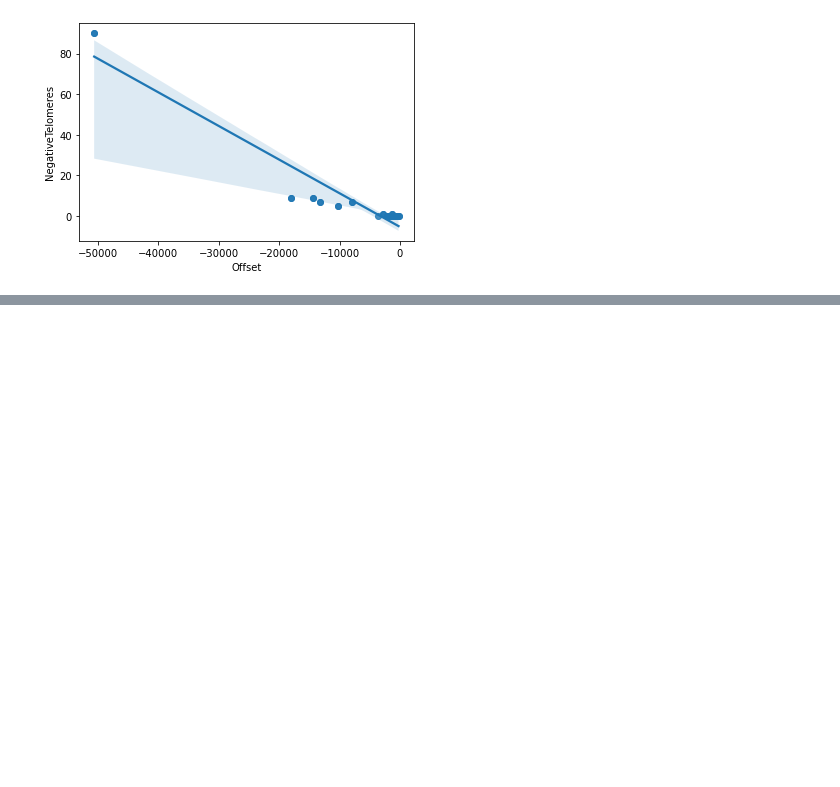
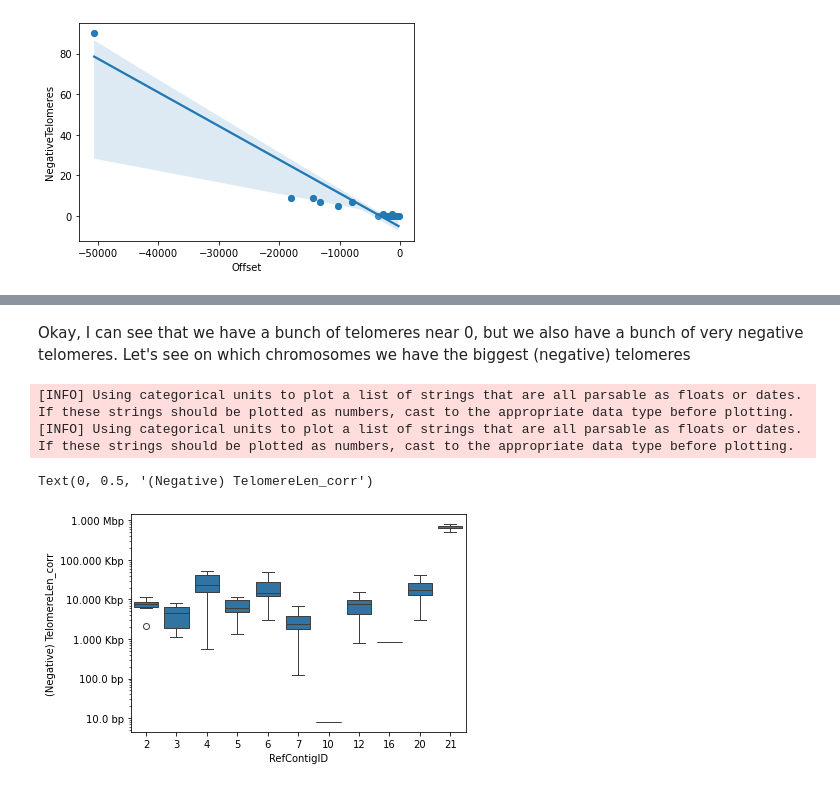
Before and after one commit to ivanp1994/telompy, a Jupyter notebook: Exploting_telomeres.ipynb, the cells around one changed output, grey strips where cells are left out. Saved outputs shown, nothing was run; the diff lists cells and outputs as text; code cells hidden in the pictures; blank space fills up the shorter version.

```diff
--- a/Exploting_telomeres.ipynb
+++ b/Exploting_telomeres.ipynb
@@ -347,0 +369,26 @@ sns.regplot(data=just_contigs,x="Offset",y="NegativeTelomeres")
+# %% [markdown]
+Okay, I can see that we have a bunch of telomeres near 0, but we also have a bunch of very negative telomeres. Let's see on which chromosomes we have the biggest (negative) telomeres
+# %%
+negatels = data.loc[data.TelomereLen_corr<0]
+negatels.TelomereLen_corr = -1 * negatels.TelomereLen_corr
+
+def format_size(num):
+    abs_num = abs(num)
+    if abs_num >= 1_000_000:
+        return f"{num / 1_000_000:.3f} Mbp"
+    elif abs_num >= 1_000:
+        return f"{num / 1_000:.3f} Kbp"
+    else:
+        return f"{num} bp"
+
+ax = sns.boxplot(data=negatels,x="RefContigID",y="TelomereLen_corr")
+ax.set_yscale("log")
+y_ticks = ax.get_yticks()
+formatted_y_ticks = [format_size(tick) for tick in y_ticks]
+ax.set_yticklabels(formatted_y_ticks)
+ax.set_ylabel("(Negative) TelomereLen_corr")
+# %% [output]
+[INFO] Using categorical units to plot a list of strings that are all parsable as floats or dates. If these strings should be plotted as numbers, cast to the appropriate data type before plotting.
+[INFO] Using categorical units to plot a list of strings that are all parsable as floats or dates. If these strings should be plotted as numbers, cast to the appropriate data type before plotting.
+Text(0, 0.5, '(Negative) TelomereLen_corr')
+[figure, added]
```
Also changed, not shown: parts of 11 cells of this notebook, 1 other file.
